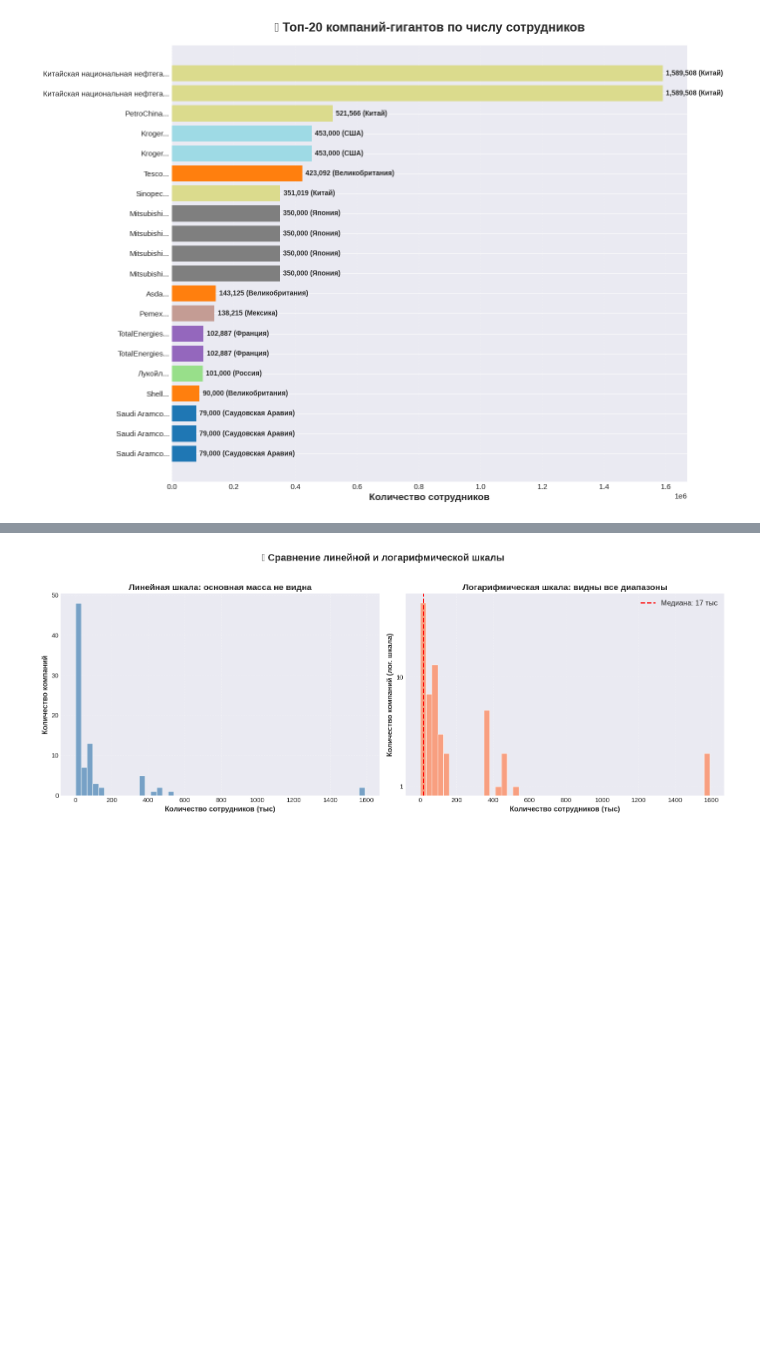
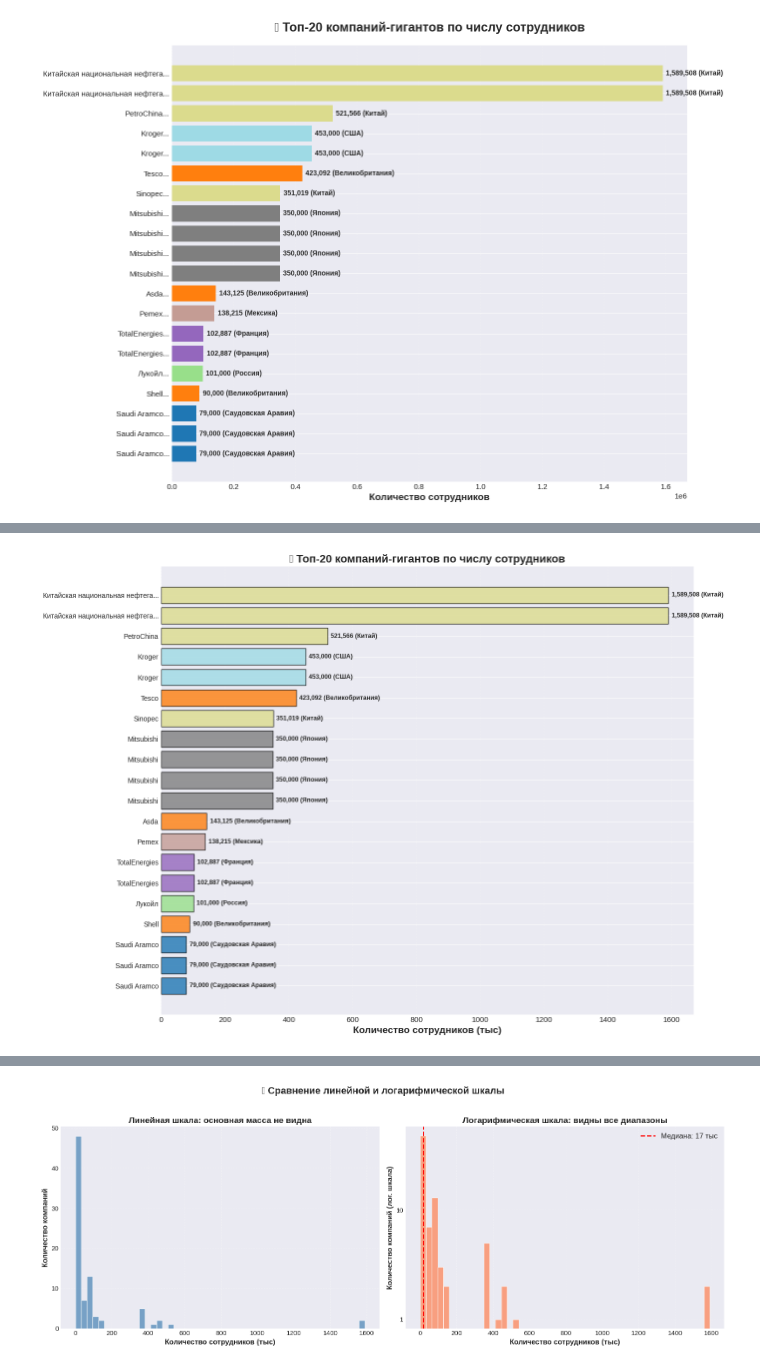
Before and after one commit to Viktoria2006Fal/python-ai-faleeva-viktoria, a Jupyter notebook: week3_visualization_version2.ipynb, the cells around one changed output, grey strips where cells are left out. Drawn from its saved outputs; the diff is of its cells as text; code cells hidden in the pictures; blank space fills up the shorter version.

```diff
--- a/week3_visualization_version2.ipynb
+++ b/week3_visualization_version2.ipynb
@@ -441,0 +570,78 @@ plt.show()
+# %%
+import pandas as pd
+import numpy as np
+import matplotlib.pyplot as plt
+import warnings
+warnings.filterwarnings('ignore')
+
+# Загружаем данные
+df = pd.read_csv("data/retail.csv")
+
+# Очистка данных
+if "companyLabel" in df.columns:
+    if "company" in df.columns:
+        df = df.drop(columns=["company"])
+
+    df = df.rename(columns={
+        "companyLabel": "company",
+        "countryLabel": "country",
+        "legalFormLabel": "legalForm",
+    })
+
+    df["employees"] = pd.to_numeric(df["employees"], errors="coerce").fillna(0).astype(int)
+
+# Берём только компании с сотрудниками
+df_emp = df[df['employees'] > 0].copy()
+
+# Топ-20 компаний по количеству сотрудников
+top20 = df_emp.nlargest(20, 'employees')[['company', 'employees', 'country']].copy()
+top20 = top20.sort_values('employees', ascending=True)
+
+print(f"✅ Всего компаний с сотрудниками: {len(df_emp)}")
+print(f"📊 Максимальное число сотрудников: {df_emp['employees'].max():,}")
+
+# Создаём график
+fig, ax = plt.subplots(figsize=(14, 10))
+
+# Цвета в зависимости от страны
+countries = top20['country'].unique()
+colors = plt.cm.tab20(np.linspace(0, 1, len(countries)))
+color_map = dict(zip(countries, colors))
+bar_colors = [color_map[c] for c in top20['country']]
+
+bars = ax.barh(range(len(top20)), top20['employees'] / 1000, color=bar_colors,
+               edgecolor='black', linewidth=1, alpha=0.8)
+
+ax.set_yticks(range(len(top20)))
+ax.set_yticklabels([name[:30] + '...' if len(name) > 30 else name for name in top20['company']], fontsize=10)
+ax.set_xlabel('Количество сотрудников (тыс)', fontsize=14, fontweight='bold')
+ax.set_title('🏆 Топ-20 компаний-гигантов по числу сотрудников', fontsize=16, fontweight='bold')
+
+# Добавляем значения и страны на столбцы
+for i, (bar, emp, country) in enumerate(zip(bars, top20['employees'], top20['country'])):
+    ax.text(emp/1000 + 10, bar.get_y() + bar.get_height()/2,
+            f'{emp:,.0f} ({country})', va='center', fontsize=9, fontweight='bold')
+
+ax.grid(axis='x', alpha=0.3, linestyle='--')
+plt.tight_layout()
+plt.show()
+
+# Вывод
+print("\n" + "="*60)
+print("📊 ВЫВОД ПО ГРАФИКУ 2")
+print("="*60)
+
+print("\n🏢 Топ-5 крупнейших компаний:")
+for i, (_, row) in enumerate(top20.tail(5).iloc[::-1].iterrows(), 1):
+    print(f"   {i}. {row['company'][:35]}: {row['employees']:,} сотрудников ({row['country']})")
+
+print("\n🌍 Распределение по странам в топ-20:")
+country_counts = top20['country'].value_counts()
+for country, count in country_counts.items():
+    print(f"   • {country}: {count} компаний")
+
+print("\n💡 ИНСАЙТ:")
+print("   Китайские нефтегазовые корпорации — абсолютные лидеры с 1.5+ млн сотрудников.")
+print("   США и Европа представлены крупными розничными сетями (Kroger, Tesco).")
+print("   Япония выделяется конгломератом Mitsubishi (350 тыс сотрудников).")
+# %% [output]
@@ -441,0 +650 @@ plt.show()
+[figure, added]
```
Also changed, not shown: parts of 49 cells of this notebook.
